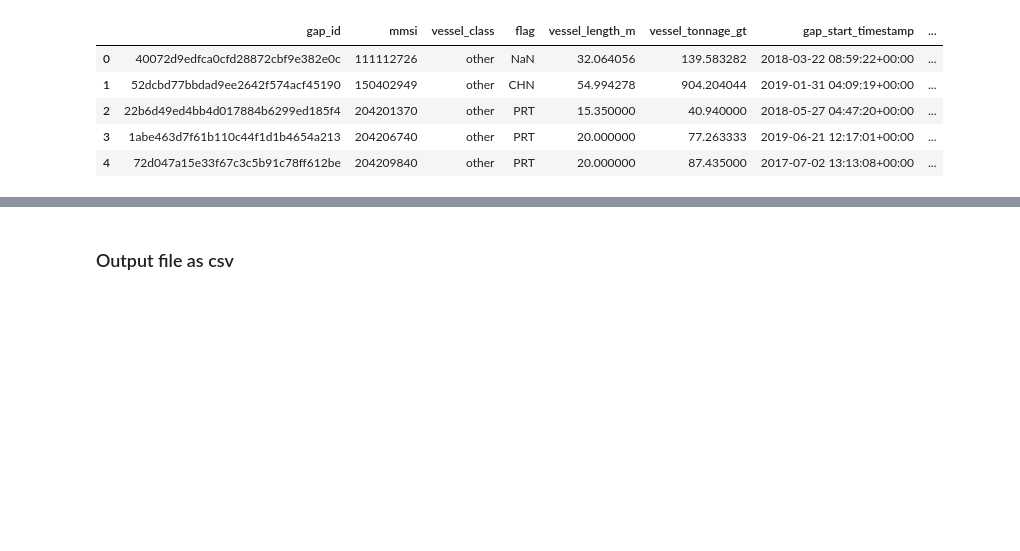
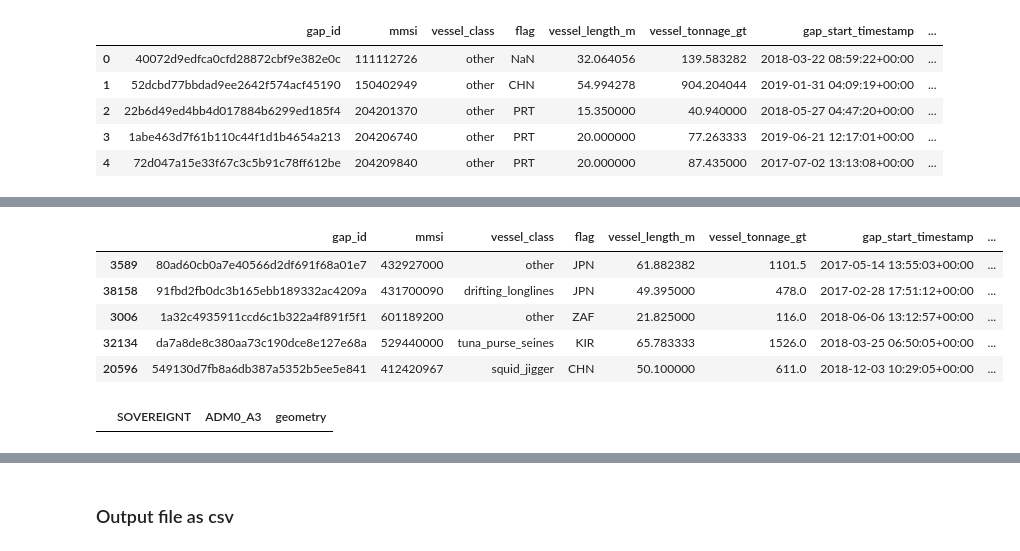
Before and after one commit to RRRan2333/ais_fishing_signal, a Jupyter notebook: side_random_select_half.ipynb, the cells around one changed output, grey strips where cells are left out. Cells and saved outputs as stored; diff of their text form; code cells hidden in the pictures; blank space fills up the shorter version.

```diff
--- a/side_random_select_half.ipynb
+++ b/side_random_select_half.ipynb
@@ -53,2 +23,19 @@ df_sampled['flag'].isnull().sum()
+# %%
+df_prep = df_raw.copy()
+
+# create new col 'gap_dist_nmi' in df_prep with geodesic distance in nautical miles
+# from 'gap_start_lon' and 'gap_start_lat' to 'gap_end_lon' and 'gap_end_lat'
+df_prep['gap_dist_nmi'] = df_prep.apply(lambda x: geodesic((x['gap_start_lat'], x['gap_start_lon']), (x['gap_end_lat'], x['gap_end_lon'])).nm, axis=1)
+
+# remove irrelavent countries ('flags') e.g. Kosovo
+df_prep = df_prep[~df_prep['flag'].isin(['XXK'])]
+
+# merge all territory flags in df_sampled['flag'] to their main country (e.g. FRA)
+df_prep['flag'] = df_prep['flag'].replace('REU', 'FRA') # Reunion
+df_prep['flag'] = df_prep['flag'].replace('CXR', 'AUS') # Christmas Island
+df_prep['flag'] = df_prep['flag'].replace('UNK', 'KOS') # match UNK vessels to Kosovo
+
+# drop rows with empty 'flag' values
+df_prep = df_prep.dropna(subset=['flag'])
 # %% [markdown]
 ### Calculate distance to home country
@@ -82,0 +43,12 @@ ais_data
+# %%
+# sample 30k rows from df_prep to new df
+ais_data = df_prep.sample(n=30000, random_state=42)
+# ais_data = ais_data.iloc[:100, :] # use when testing
+ais_data.head()
+# %% [output]
+|  | gap_id | mmsi | vessel_class | flag | vessel_length_m | vessel_tonnage_gt | gap_start_timestamp | ... |
+| 3589 | 80ad60cb0a7e40566d2df691f68a01e7 | 432927000 | other | JPN | 61.882382 | 1101.5 | 2017-05-14 13:55:03+00:00 | ... |
+| 38158 | 91fbd2fb0dc3b165ebb189332ac4209a | 431700090 | drifting_longlines | JPN | 49.395000 | 478.0 | 2017-02-28 17:51:12+00:00 | ... |
+| 3006 | 1a32c4935911ccd6c1b322a4f891f5f1 | 601189200 | other | ZAF | 21.825000 | 116.0 | 2018-06-06 13:12:57+00:00 | ... |
+| 32134 | da7a8de8c380aa73c190dce8e127e68a | 529440000 | tuna_purse_seines | KIR | 65.783333 | 1526.0 | 2018-03-25 06:50:05+00:00 | ... |
+| 20596 | 549130d7fb8a6db387a5352b5ee5e841 | 412420967 | squid_jigger | CHN | 50.100000 | 611.0 | 2018-12-03 10:29:05+00:00 | ... |
@@ -82,0 +66,5 @@ ais_data
+# %%
+countries_border[countries_border['SOVEREIGNT'] == 'France']
+countries_border[countries_border['ADM0_A3'] == 'CXR']
+# %% [output]
+|  | SOVEREIGNT | ADM0_A3 | geometry |
```
Also changed, not shown: parts of 20 cells of this notebook, 4 other files.
